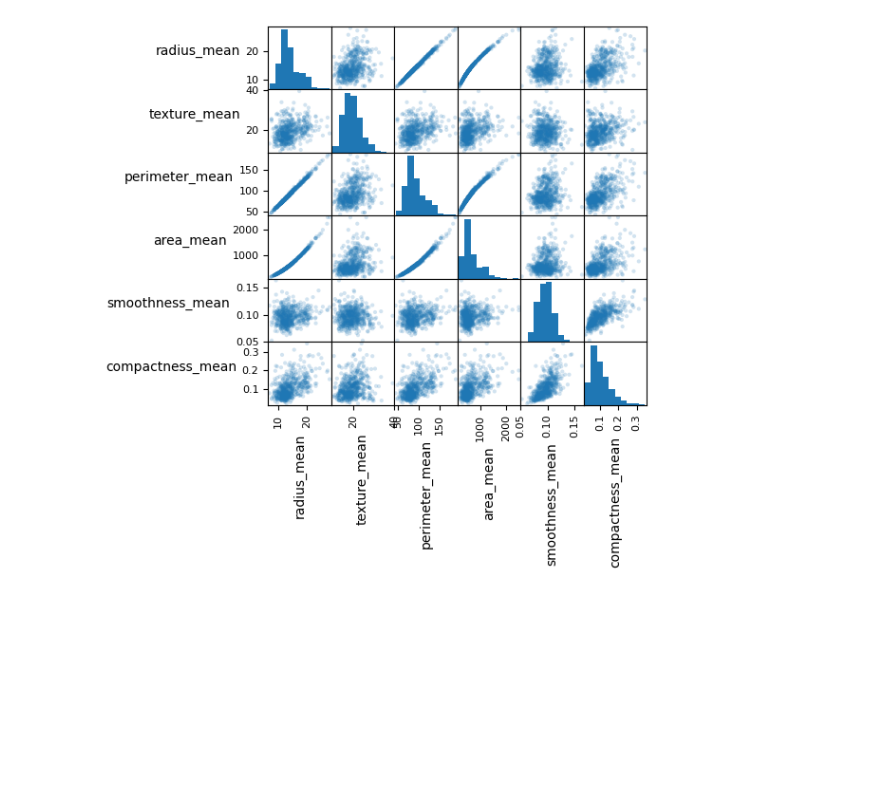
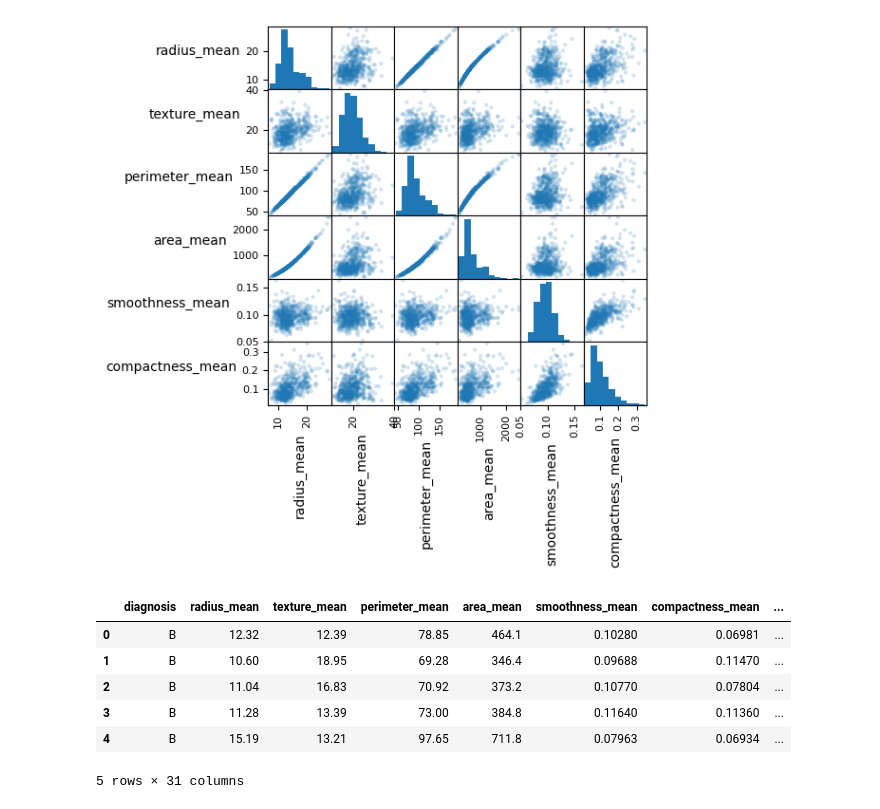
Before and after one commit to Patrick0481/Data-mining-2025-course, a Jupyter notebook: Week2.ipynb, the cells around one changed output. Cells and saved outputs as stored; diff of their text form; code cells hidden in the pictures; blank space fills up the shorter version.

```diff
--- a/Week2.ipynb
+++ b/Week2.ipynb
@@ -39,3 +39,14 @@ Data columns (total 32 columns):
 dtypes: float64(30), int64(1), object(1)
 memory usage: 142.4+ KB
 [figure]
+# %%
+cleanDF = rawDF.drop(["id"], axis=1)
+cleanDF.head()
+# %% [output]
+|  | diagnosis | radius_mean | texture_mean | perimeter_mean | area_mean | smoothness_mean | compactness_mean | ... |
+| 0 | B | 12.32 | 12.39 | 78.85 | 464.1 | 0.10280 | 0.06981 | ... |
+| 1 | B | 10.60 | 18.95 | 69.28 | 346.4 | 0.09688 | 0.11470 | ... |
+| 2 | B | 11.04 | 16.83 | 70.92 | 373.2 | 0.10770 | 0.07804 | ... |
+| 3 | B | 11.28 | 13.39 | 73.00 | 384.8 | 0.11640 | 0.11360 | ... |
+| 4 | B | 15.19 | 13.21 | 97.65 | 711.8 | 0.07963 | 0.06934 | ... |
+5 rows × 31 columns
```
Also changed, not shown: parts of 9 cells of this notebook.
